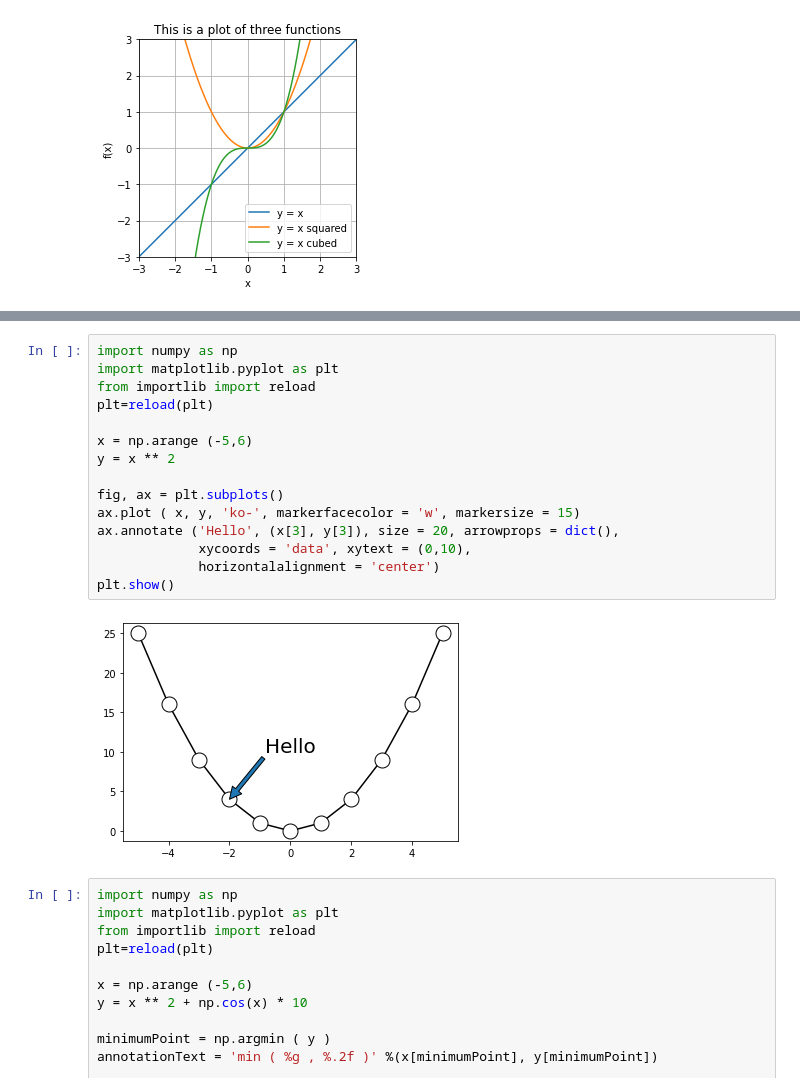
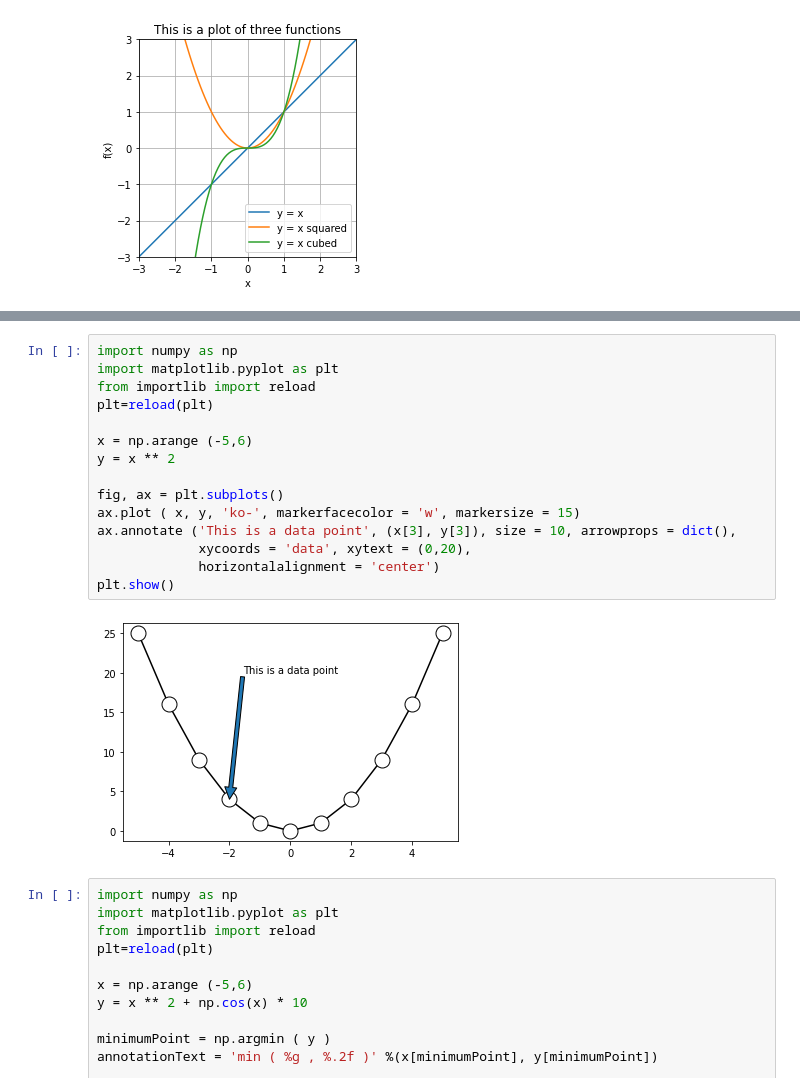
Before and after one commit to AndrewMichael2020/SolvingMathProblems, a Jupyter notebook: VizPythonReview.ipynb, the cells around one changed output, grey strips where cells are left out. Cells and saved outputs as stored; diff of their text form.

```diff
--- a/VizPythonReview.ipynb
+++ b/VizPythonReview.ipynb
@@ -229,20 +229,20 @@ NameError: ignored
 # %%
 import numpy as np
 import matplotlib.pyplot as plt
 from importlib import reload
 plt=reload(plt)
 
 x = np.arange (-5,6)
 y = x ** 2
 
 fig, ax = plt.subplots()
 ax.plot ( x, y, 'ko-', markerfacecolor = 'w', markersize = 15)
-ax.annotate ('Hello', (x[3], y[3]), size = 20, arrowprops = dict(),
-             xycoords = 'data', xytext = (0,10),
+ax.annotate ('This is a data point', (x[3], y[3]), size = 10, arrowprops = dict(),
+             xycoords = 'data', xytext = (0,20),
              horizontalalignment = 'center')
 plt.show()
 # %% [output]
-[figure, old version]
+[figure, new version]
 # %%
 import numpy as np
 import matplotlib.pyplot as plt
```
Also changed, not shown: parts of 1 cell of this notebook.
